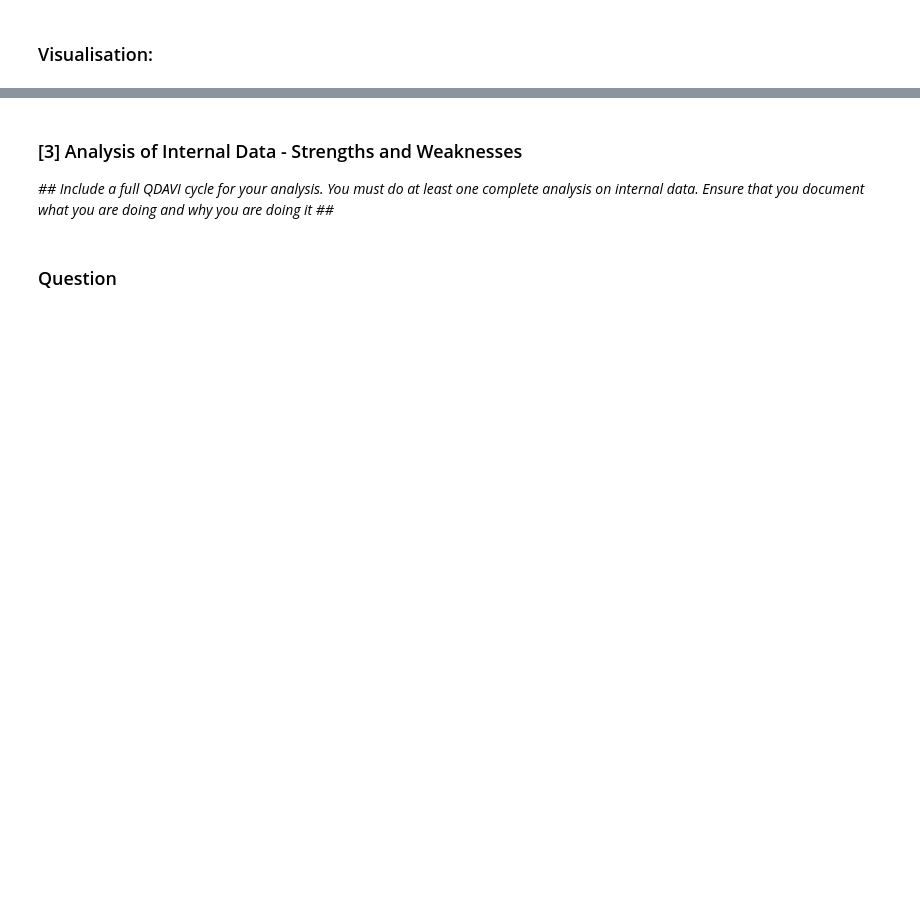
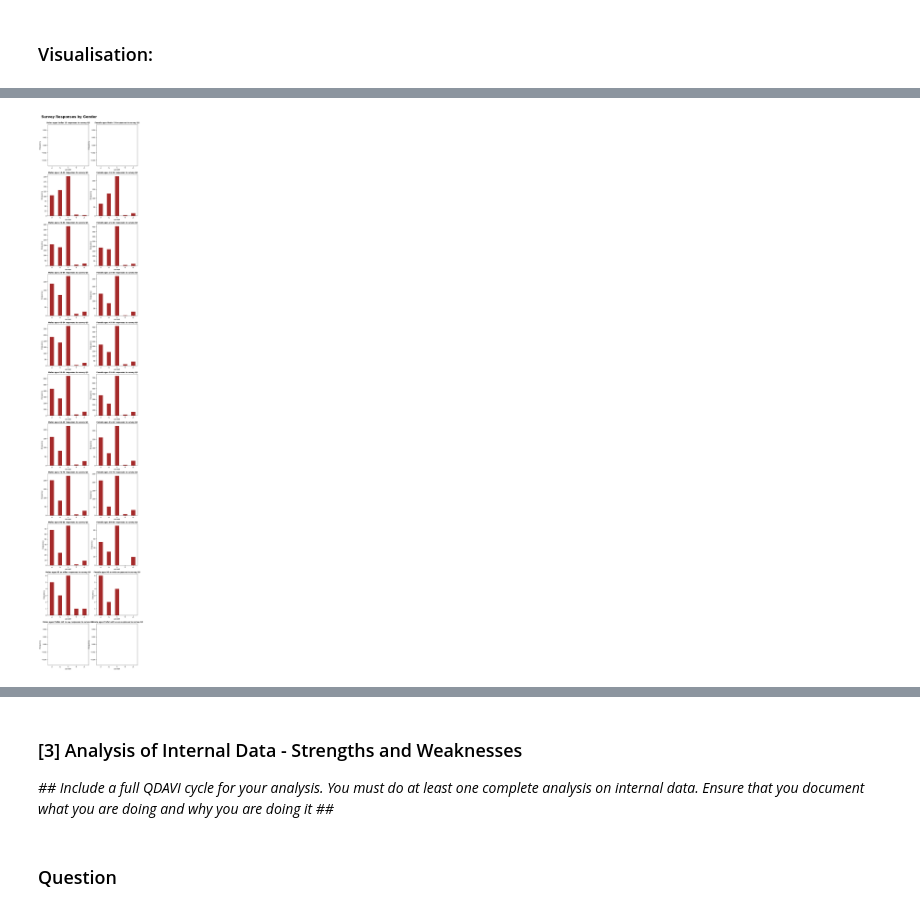
Before and after one commit to cai-liosatos/Data-Analytics, a Jupyter notebook: TOWS Analysis Report/Code/IAB303-Assessment2.ipynb, the cells around one changed output, grey strips where cells are left out. Cells and saved outputs as stored; diff of their text form; code cells hidden in the pictures; blank space fills up the shorter version.

```diff
--- a/TOWS Analysis Report/Code/IAB303-Assessment2.ipynb
+++ b/TOWS Analysis Report/Code/IAB303-Assessment2.ipynb
@@ -777,27 +836,29 @@ if len(survey_analysis_df_list) > 0:
 # %%
 # Visualise the politicians
 fig, ((ax0, ax1), (ax2, ax3), (ax4, ax5), (ax6, ax7), (ax8, ax9), (ax10, ax11), (ax12, ax13), (ax14, ax15), (ax16, ax17), (ax18, ax19),
     (ax20, ax21)) = plt.subplots(nrows=11, ncols=2)
 fig.suptitle("Survey Responses by Gender", fontweight="bold", size=20, y=9.15)
 fig.subplots_adjust(left=0.25, bottom=0.1, right=1.3, top=9, wspace=None, hspace=None)
 
 fig_list = [ax0, ax1, ax2, ax3, ax4, ax5, ax6, ax7, ax8, ax9, ax10, ax11, ax12, ax13, ax14, ax15, ax16, ax17, ax18, ax19, ax20 , ax21]
 
 fig_count = 0
 keys_list = [n for n in survey_analysis_df_list[0][1].keys()]
 keys_list.pop(0)
 
 for key in keys_list:
 
-    fig_list[fig_count].set_title(f"Males ages {key} responses to survey Q3", fontweight="bold", size=11)
+    fig_list[fig_count].set_title(f"Males ages {key} responses to survey Q3", fontweight="bold", size=10)
     survey_analysis_df_list[0][1].plot("Answers", key, ax=fig_list[fig_count], kind="bar", xlabel="Answer", ylabel="Frequency", figsize=(7,5), color='brown')
     fig_list[fig_count].legend().remove()
     fig_count += 1
 
-    fig_list[fig_count].set_title(f"Female ages {key} responses to survey Q3", fontweight="bold", size=11)
+    fig_list[fig_count].set_title(f"Female ages {key} responses to survey Q3", fontweight="bold", size=10)
     survey_analysis_df_list[1][1].plot("Answers", key, ax=fig_list[fig_count], kind="bar", xlabel="Answer", ylabel="Frequency", figsize=(7,5), color='brown')
     fig_list[fig_count].legend().remove()
     fig_count += 1
+# %% [output]
+[figure, added]
 # %%
 questions_list = ["Q3", "Q27", "Q36"]
 # Visualise the politicians
```
Also changed, not shown: parts of 70 cells of this notebook.
